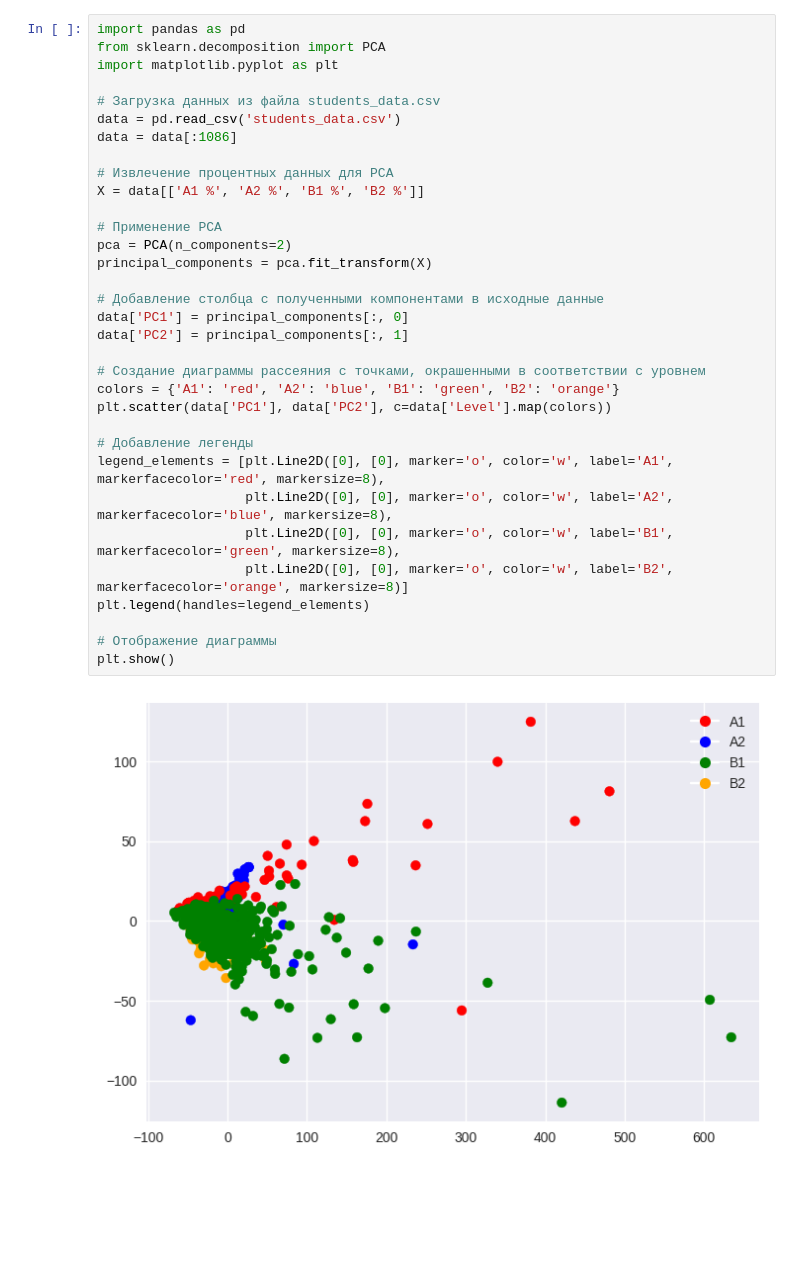
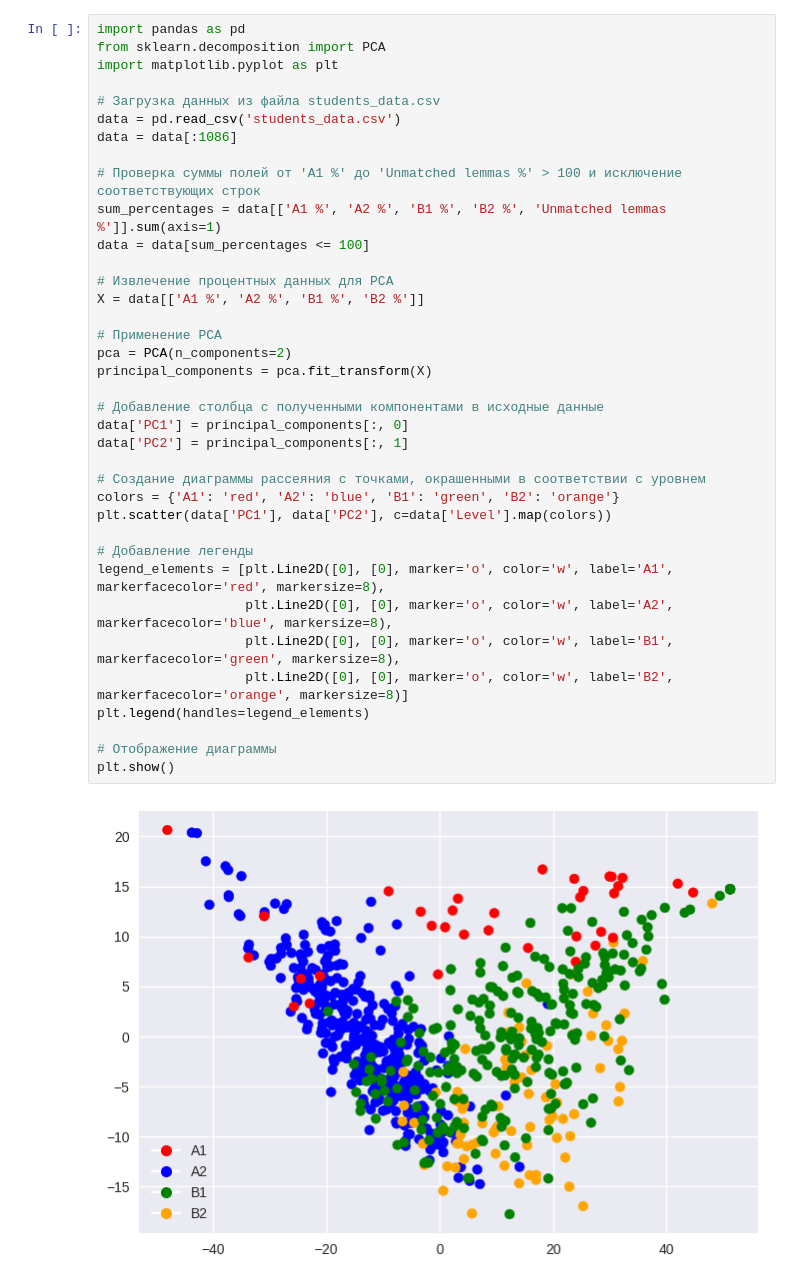
Before and after one commit to Vakhranev/MDB, a Jupyter notebook: PCA_для_Kelly.ipynb, the cells around one changed output. Saved outputs shown, nothing was run; the diff lists cells and outputs as text; blank space fills up the shorter version.

```diff
--- a/PCA_для_Kelly.ipynb
+++ b/PCA_для_Kelly.ipynb
@@ -137,31 +148,35 @@ import matplotlib.pyplot as plt
 
 # Загрузка данных из файла students_data.csv
 data = pd.read_csv('students_data.csv')
 data = data[:1086]
+
+# Проверка суммы полей от 'A1 %' до 'Unmatched lemmas %' > 100 и исключение соответствующих строк
+sum_percentages = data[['A1 %', 'A2 %', 'B1 %', 'B2 %', 'Unmatched lemmas %']].sum(axis=1)
+data = data[sum_percentages <= 100]
 
 # Извлечение процентных данных для PCA
 X = data[['A1 %', 'A2 %', 'B1 %', 'B2 %']]
 
 # Применение PCA
 pca = PCA(n_components=2)
 principal_components = pca.fit_transform(X)
 
 # Добавление столбца с полученными компонентами в исходные данные
 data['PC1'] = principal_components[:, 0]
 data['PC2'] = principal_components[:, 1]
 
 # Создание диаграммы рассеяния с точками, окрашенными в соответствии с уровнем
 colors = {'A1': 'red', 'A2': 'blue', 'B1': 'green', 'B2': 'orange'}
 plt.scatter(data['PC1'], data['PC2'], c=data['Level'].map(colors))
 
 # Добавление легенды
 legend_elements = [plt.Line2D([0], [0], marker='o', color='w', label='A1', markerfacecolor='red', markersize=8),
                    plt.Line2D([0], [0], marker='o', color='w', label='A2', markerfacecolor='blue', markersize=8),
                    plt.Line2D([0], [0], marker='o', color='w', label='B1', markerfacecolor='green', markersize=8),
                    plt.Line2D([0], [0], marker='o', color='w', label='B2', markerfacecolor='orange', markersize=8)]
 plt.legend(handles=legend_elements)
 
 # Отображение диаграммы
 plt.show()
 # %% [output]
-[figure, old version]
+[figure, new version]
```
Also changed, not shown: parts of 1 cell of this notebook.
